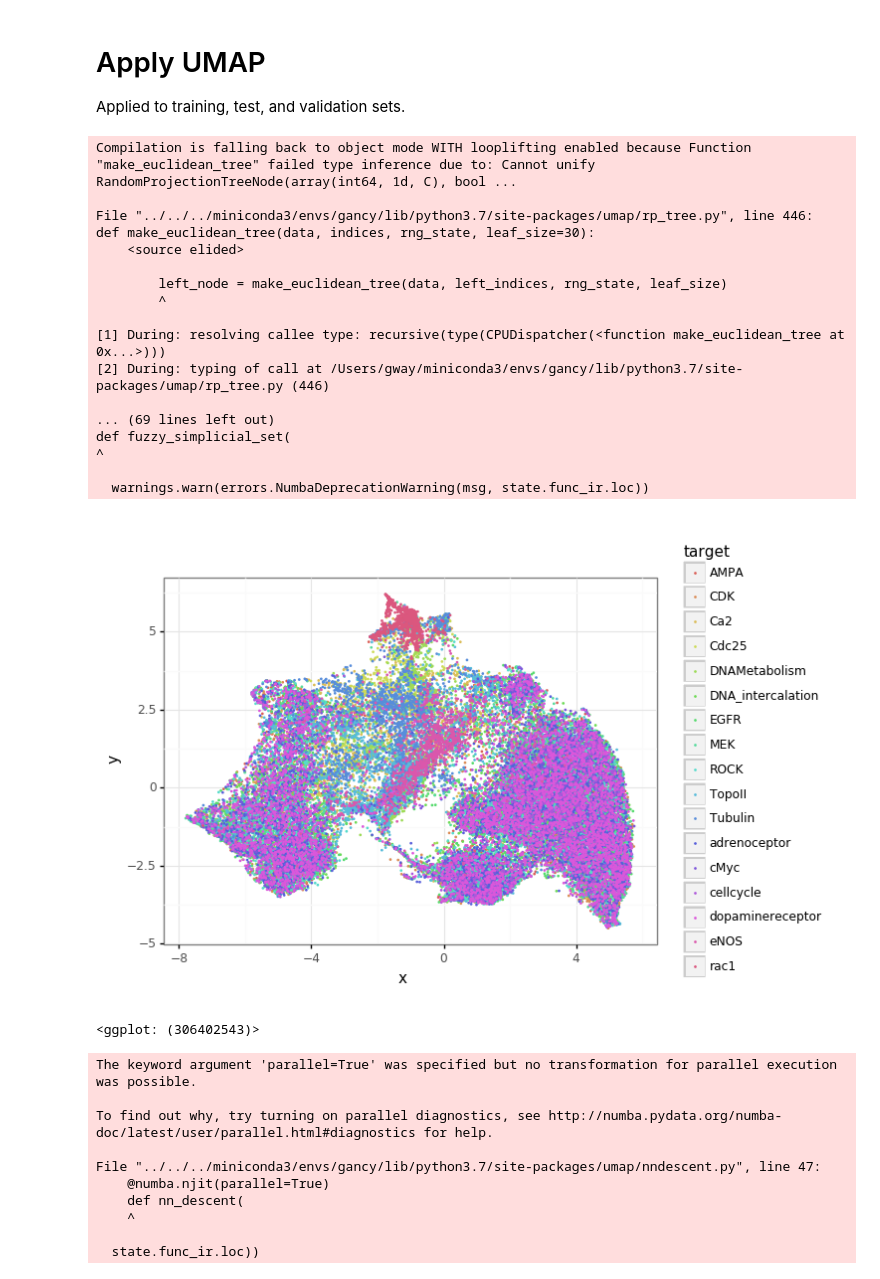
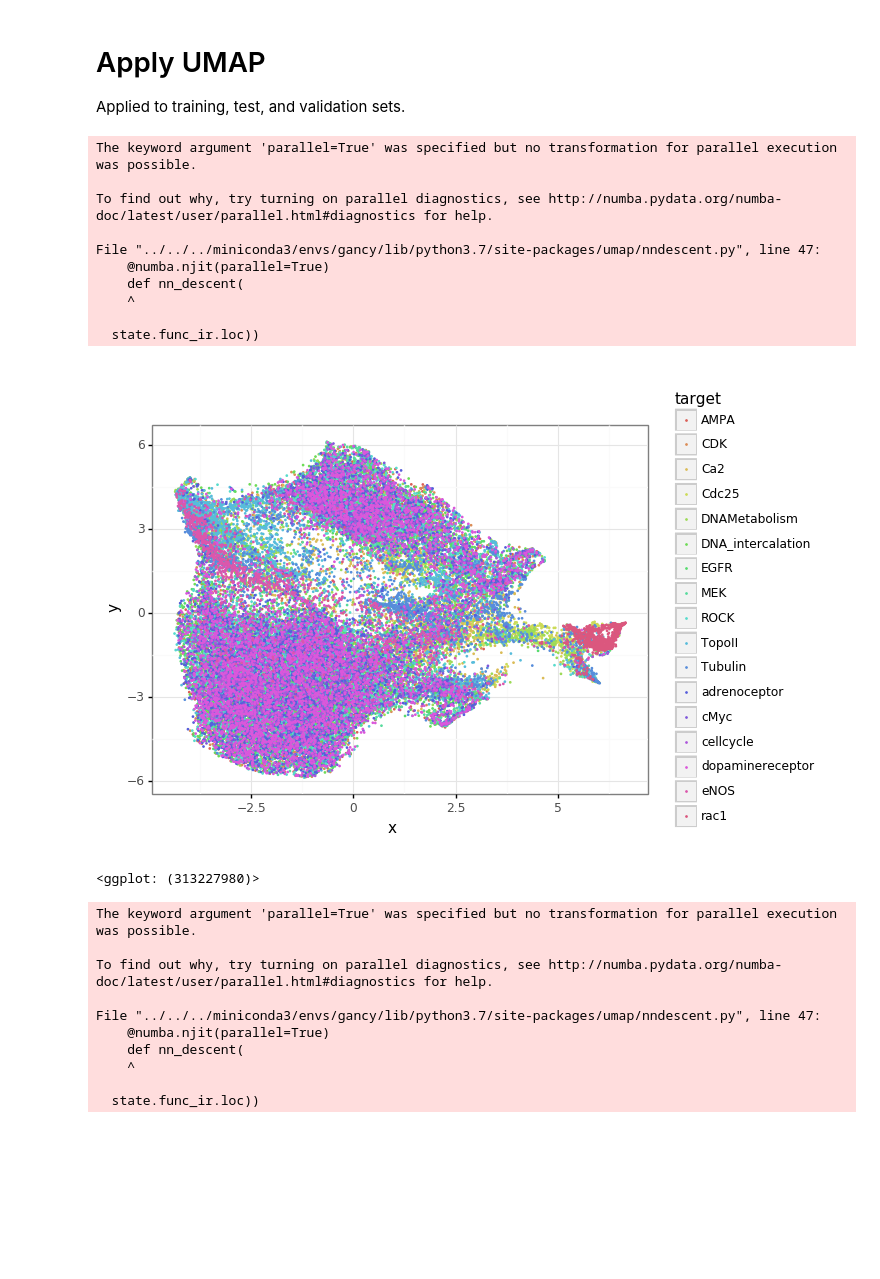
Before and after one commit to gwaybio/gancy, a Jupyter notebook: 0.process/4.umap.ipynb, the cells around one changed output. Drawn from its saved outputs; the diff is of its cells as text; code cells hidden in the pictures; blank space fills up the shorter version.

```diff
--- a/0.process/4.umap.ipynb
+++ b/0.process/4.umap.ipynb
@@ -43,33 +43,26 @@ def get_umap_viz(file, validation=False, pca=False):
 
     return embedding_df, p
 # %%
-file = os.path.join("data", "training_feature_select_robust.csv")
-embedding_normalize_df, normalize_umap = get_umap_viz(file)
+file = os.path.join("data", "merged_training.csv")
+embedding_merged_df, merged_umap = get_umap_viz(file, features=("FC", "actin", "DNA", "dist", "nuclear"))
 
-file = os.path.join("figures", "training_umap.png")
-gg.ggsave(plot=normalize_umap, filename=file, dpi=400)
+file = os.path.join("figures", "training_merged_umap.png")
+gg.ggsave(plot=merged_umap, filename=file, dpi=400)
 
-normalize_umap
+merged_umap
 # %% [output]
-Compilation is falling back to object mode WITH looplifting enabled because Function "make_euclidean_tree" failed type inference due to: Cannot unify RandomProjectionTreeNode(array(int64, 1d, C), bool ...
+The keyword argument 'parallel=True' was specified but no transformation for parallel execution was possible.
 
-File "../../../miniconda3/envs/gancy/lib/python3.7/site-packages/umap/rp_tree.py", line 446:
-def make_euclidean_tree(data, indices, rng_state, leaf_size=30):
-    <source elided>
+To find out why, try turning on parallel diagnostics, see http://numba.pydata.org/numba-doc/latest/user/parallel.html#diagnostics for help.
 
-        left_node = make_euclidean_tree(data, left_indices, rng_state, leaf_size)
-        ^
+File "../../../miniconda3/envs/gancy/lib/python3.7/site-packages/umap/nndescent.py", line 47:
+    @numba.njit(parallel=True)
+    def nn_descent(
+    ^
 
-[1] During: resolving callee type: recursive(type(CPUDispatcher(<function make_euclidean_tree at 0x...>)))
-[2] During: typing of call at /Users/gway/miniconda3/envs/gancy/lib/python3.7/site-packages/umap/rp_tree.py (446)
-
-... (69 lines left out)
-def fuzzy_simplicial_set(
-^
-
-  warnings.warn(errors.NumbaDeprecationWarning(msg, state.func_ir.loc))
+  state.func_ir.loc))
-[figure, old version]
+[figure, new version]
-<ggplot: (306402543)>
+<ggplot: (313227980)>
 # %%
 file = os.path.join("data", "pca_train.csv")
 embedding_normalize_df, normalize_umap = get_umap_viz(file, pca=True)
```
Also changed, not shown: 3 other files.
